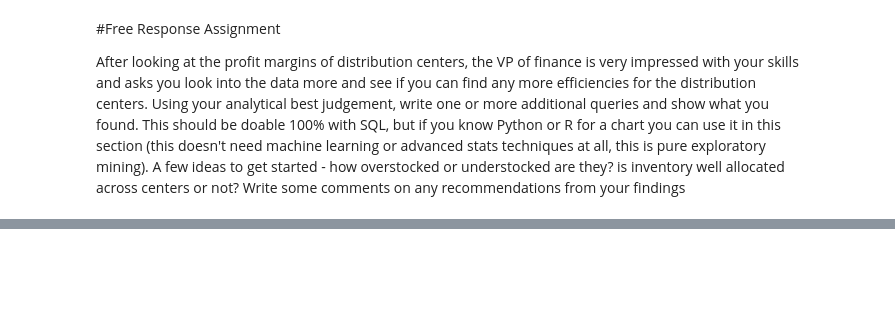
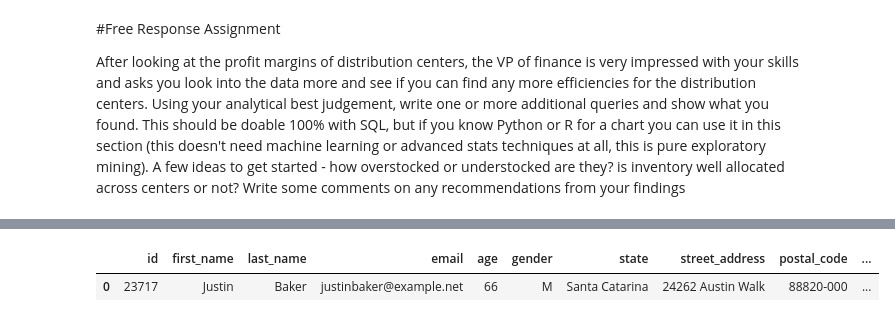
Before and after one commit to everardogarciaf/portfolio, a Jupyter notebook: Everardo_Garcia_Flores_senior_data_analyst_homework.ipynb, the cells around one changed output, grey strips where cells are left out. Cells and saved outputs as stored; diff of their text form; code cells hidden in the pictures; blank space fills up the shorter version.

```diff
--- a/Everardo_Garcia_Flores_senior_data_analyst_homework.ipynb
+++ b/Everardo_Garcia_Flores_senior_data_analyst_homework.ipynb
@@ -232,0 +395,10 @@ After looking at the profit margins of distribution centers, the VP of finance i
+# %%
+%%bigquery --project cypress-hw
+
+
+SELECT *
+FROM bigquery-public-data.thelook_ecommerce.users u
+WHERE u.id = 23717
+# %% [output]
+|  | id | first_name | last_name | email | age | gender | state | street_address | postal_code | ... |
+| 0 | 23717 | Justin | Baker | justinbaker@example.net | 66 | M | Santa Catarina | 24262 Austin Walk | 88820-000 | ... |
```
Also changed, not shown: parts of 14 cells of this notebook.
